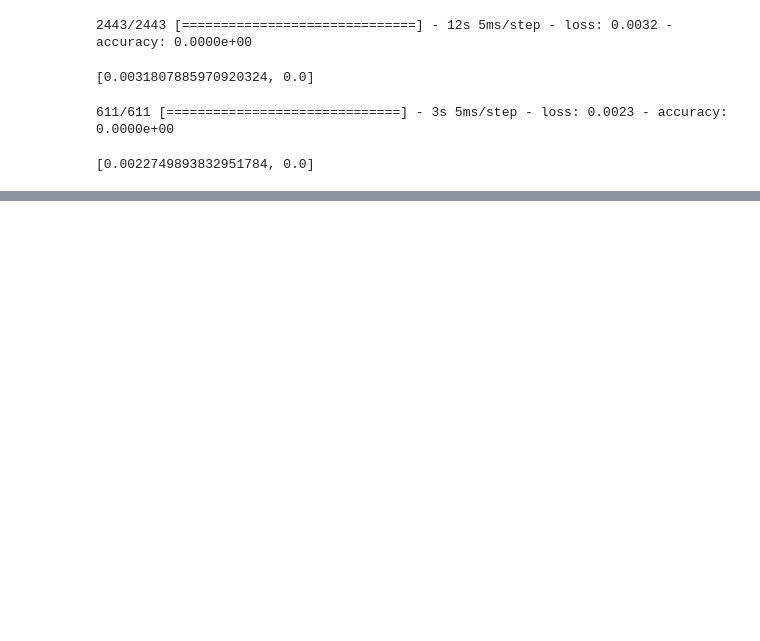
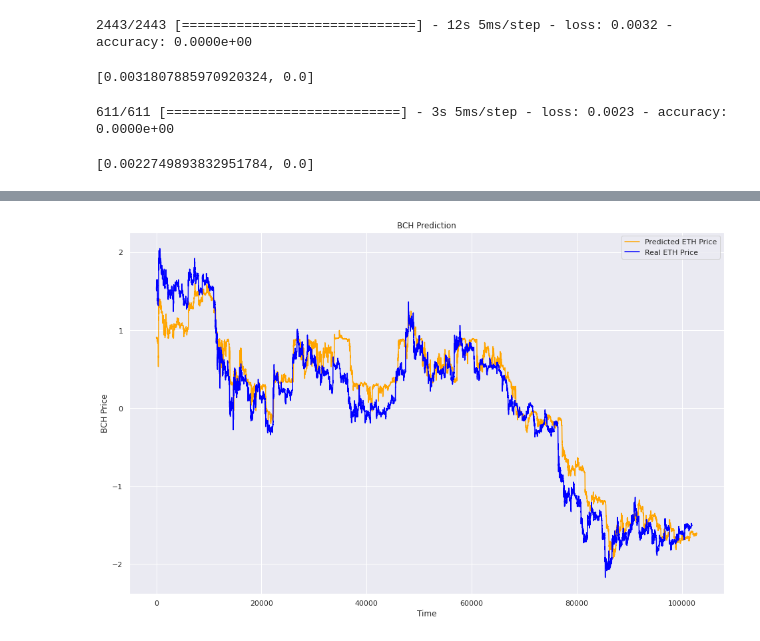
Before and after one commit to VijayKalmath/Stock-Prediction-usingLSTM, a Jupyter notebook: BTC-Stock-Prediction-usingLSTM.ipynb, the cells around one changed output, grey strips where cells are left out. Cells and saved outputs as stored; diff of their text form; code cells hidden in the pictures; blank space fills up the shorter version.

```diff
--- a/BTC-Stock-Prediction-usingLSTM.ipynb
+++ b/BTC-Stock-Prediction-usingLSTM.ipynb
@@ -349,0 +454,44 @@ Rnn_model.evaluate(X_Rnn_test,y_Rnn_test)
+# %%
+# LiteCoin  LTC
+# Filename :  LTC-USD.csv
+
+LTC_Path = "data/crypto_data/LTC-USD.csv"
+
+LTC_df = pd.read_csv(LTC_Path,names=['time', 'low', 'high', 'open', 'close', 'volume'])
+
+# Get the Time and Close Columns only
+LTC_close = LTC_df[['time','close']].copy()
+
+# Normalize the Close Values :
+LTC_close['close_normalized'] = (LTC_close['close'] - LTC_close['close'].mean() ) / LTC_close['close'].std()
+
+# Once Normalized convert DF column into Numpy array
+
+LTC_train = np.array(LTC_close['close_normalized'])
+
+LTCX_Rnn_train = []
+LTCy_Rnn_train = []
+
+for i in range(TIME_STEP, LTC_train.shape[0]):
+    LTCX_Rnn_train.append(LTC_train[i-TIME_STEP:i])
+    LTCy_Rnn_train.append(LTC_train[i])
+
+LTCX_Rnn_train, LTCy_Rnn_train = np.array(LTCX_Rnn_train), np.array(LTCy_Rnn_train)
+
+LTCX_Rnn_train = np.reshape(LTCX_Rnn_train,(LTCX_Rnn_train.shape[0],LTCX_Rnn_train.shape[1],1))
+# %%
+LTC_output_prediction = Rnn_model.predict(ETHX_Rnn_train)
+# %%
+plt.figure(figsize=(16,10))
+
+plt.plot(LTC_output_prediction, color = 'orange', label = 'Predicted ETH Price')
+plt.plot(LTCy_Rnn_train, color = 'blue', label = 'Real ETH Price')
+
+plt.title('BCH Prediction')
+plt.xlabel('Time')
+plt.ylabel('BCH Price')
+
+plt.legend()
+plt.show()
+# %% [output]
+[figure, added]
```
Also changed, not shown: parts of 12 cells of this notebook.
